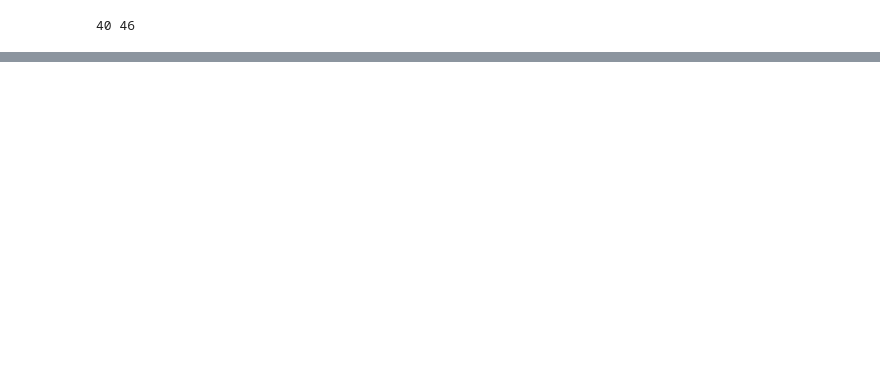
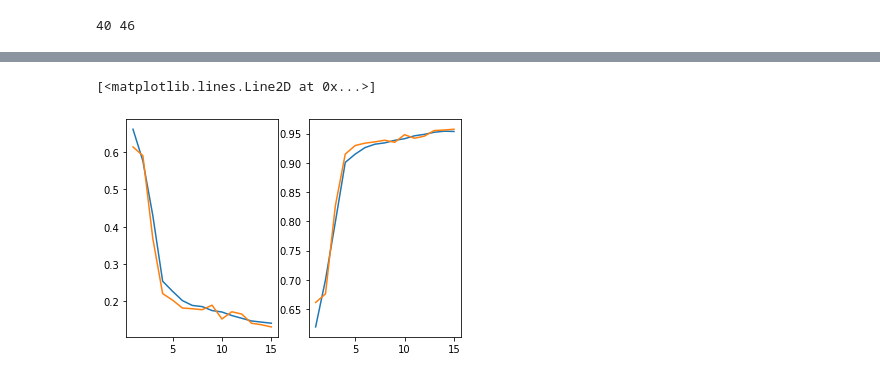
Before and after one commit to lcaspari/42_tensorflow_homework, a Jupyter notebook: homework04/Sheet04.ipynb, the cells around one changed output, grey strips where cells are left out. Cells and saved outputs as stored; diff of their text form; code cells hidden in the pictures; blank space fills up the shorter version.

```diff
--- a/homework04/Sheet04.ipynb
+++ b/homework04/Sheet04.ipynb
@@ -78,25 +95,3 @@ Total params: 87,072
 Trainable params: 87,072
 Non-trainable params: 0
 _________________________________________________________________
-# %%
-model.compile(
-    optimizer=tf.keras.optimizers.Adam(epsilon=0.01),
-    loss='binary_crossentropy',
-    metrics=['accuracy']
-)
-
-gpus = tf.config.experimental.list_physical_devices('GPU')
-if gpus:
-  try:
-    # if gpu has low memory this limits the size tf is allowed to use
-    # using to much space can lead to breakage
-   tf.config.experimental.set_virtual_device_configuration(gpus[0], [tf.config.experimental.VirtualDeviceConfiguration(memory_limit=4048)])
-  except RuntimeError as e:
-   print(e)
-
-with tf.device("/device:GPU:0"):
-    history = model.fit(
-        ds_train,
-        validation_data=ds_valid,
-        epochs=5,
-    )
@@ -113,0 +98,12 @@ Epoch 5/5
+# %%
+model.compile(
+    optimizer=tf.keras.optimizers.Adam(epsilon=0.01),
+    loss='binary_crossentropy',
+    metrics=['accuracy']
+)
+
+history = model.fit(
+    ds_train,
+    validation_data=ds_valid,
+    epochs=15,
+)
@@ -113,0 +128,13 @@ Epoch 5/5
+# %%
+# ploting the resulting data
+x_axis = np.arange(1, 16)
+
+# somehow test accuracy is very case sensitive
+fig, ax = plt.subplots(1,2)
+ax[0].plot(x_axis, history.history["loss"])
+ax[0].plot(x_axis, history.history["val_loss"])
+ax[1].plot(x_axis, history.history["accuracy"])
+ax[1].plot(x_axis, history.history["val_accuracy"])
+# %% [output]
+[<matplotlib.lines.Line2D at 0x...>]
+[figure, added]
```
Also changed, not shown: parts of 6 cells of this notebook.
